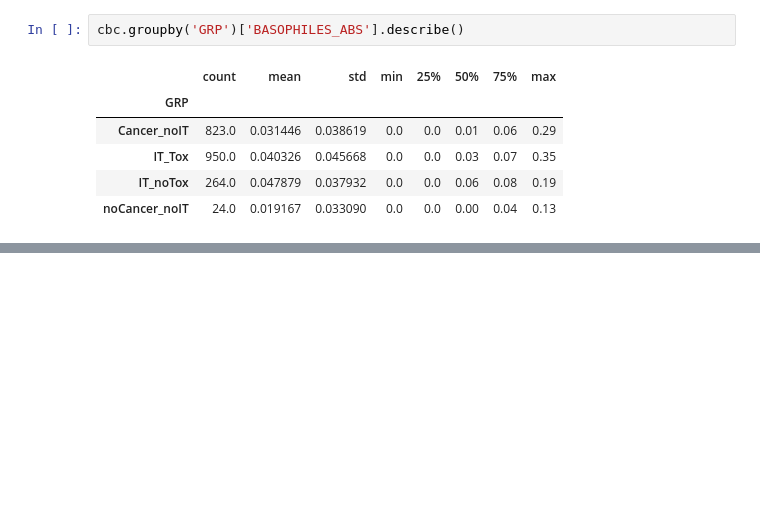
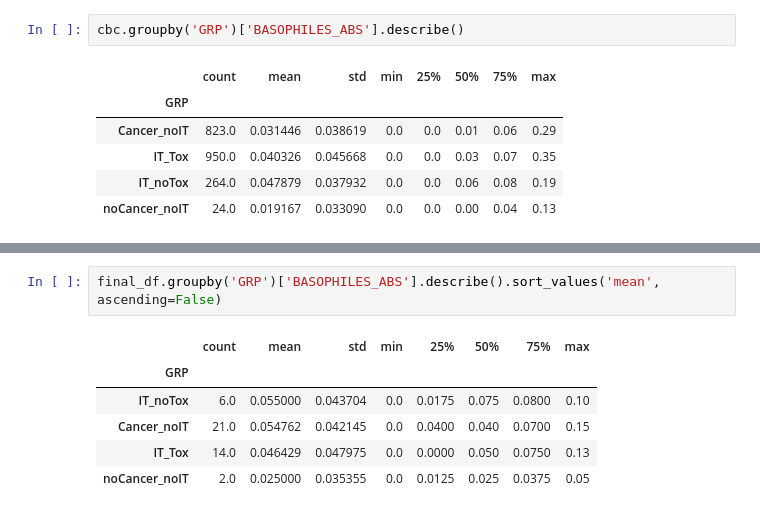
Before and after one commit to Soroushstr/Toxicity, a Jupyter notebook: Toxicity_new.ipynb, the cells around one changed output, grey strips where cells are left out. Drawn from its saved outputs; the diff is of its cells as text; blank space fills up the shorter version.

```diff
--- a/Toxicity_new.ipynb
+++ b/Toxicity_new.ipynb
@@ -130,0 +293,9 @@ cbc.groupby('GRP')['BASOPHILES_ABS'].describe()
+# %%
+final_df.groupby('GRP')['BASOPHILES_ABS'].describe().sort_values('mean', ascending=False)
+# %% [output]
+|  | count | mean | std | min | 25% | 50% | 75% | max |
+| GRP |  |  |  |  |  |  |  |  |
+| IT_noTox | 6.0 | 0.055000 | 0.043704 | 0.0 | 0.0175 | 0.075 | 0.0800 | 0.10 |
+| Cancer_noIT | 21.0 | 0.054762 | 0.042145 | 0.0 | 0.0400 | 0.040 | 0.0700 | 0.15 |
+| IT_Tox | 14.0 | 0.046429 | 0.047975 | 0.0 | 0.0000 | 0.050 | 0.0750 | 0.13 |
+| noCancer_noIT | 2.0 | 0.025000 | 0.035355 | 0.0 | 0.0125 | 0.025 | 0.0375 | 0.05 |
```
Also changed, not shown: parts of 6 cells of this notebook.
